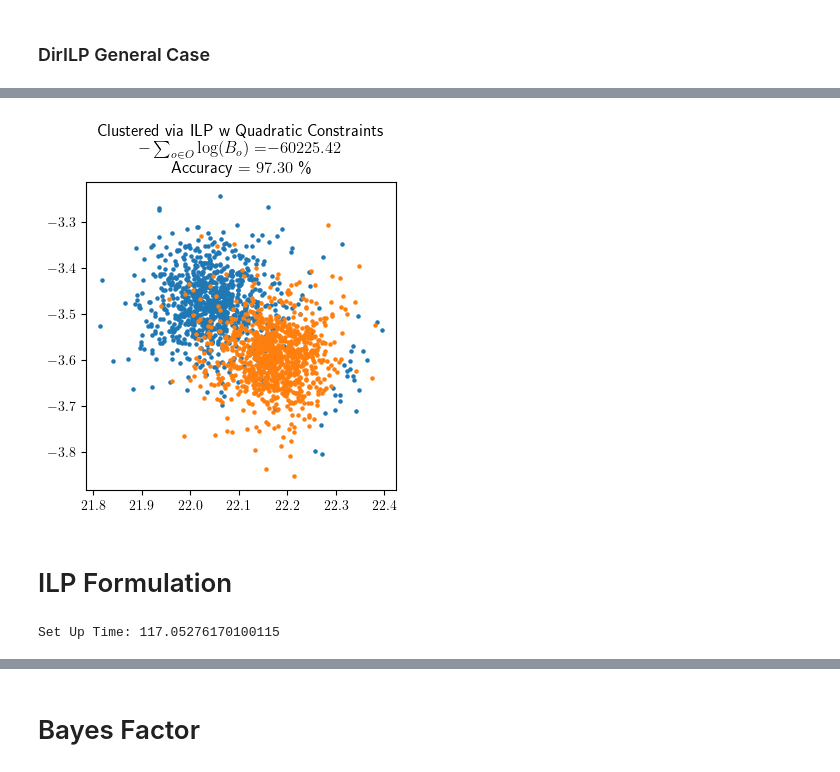
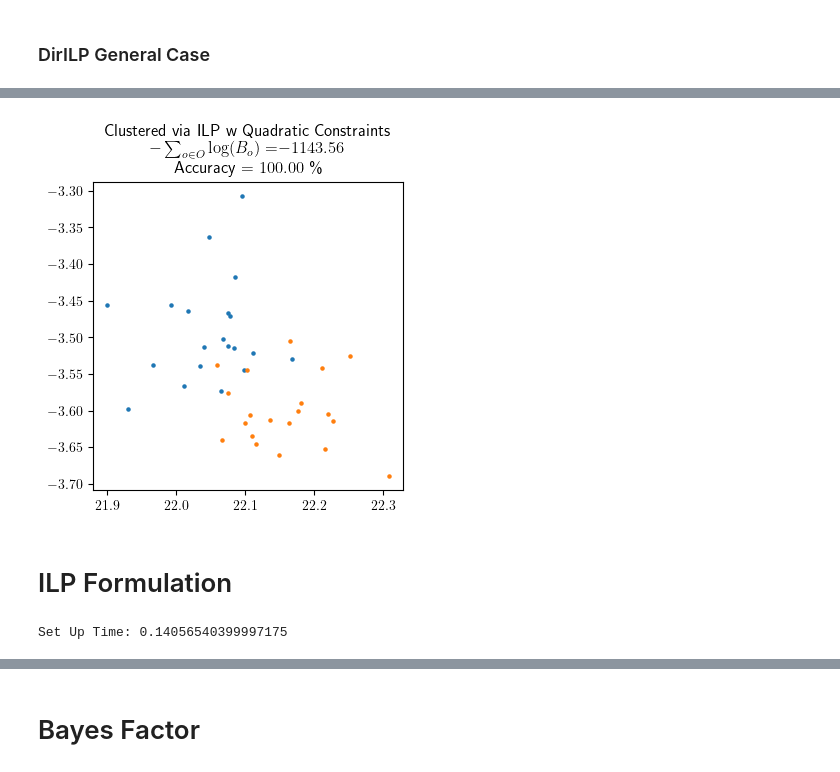
Before and after one commit to jacobf18/astronomical-matching, a Jupyter notebook: CanILP + DirILP General case.ipynb, the cells around one changed output, grey strips where cells are left out. Drawn from its saved outputs; the diff is of its cells as text; code cells hidden in the pictures.

```diff
--- a/CanILP + DirILP General case.ipynb
+++ b/CanILP + DirILP General case.ipynb
@@ -18,7 +19,7 @@ import matplotlib.pyplot as plt
 # %% [markdown]
 # Create a simulated universe with different selection intervals for catalogs
 # %%
-num_catalog = 1000
+num_catalog = 100
 # %%
 def mock(num=10, size=10, seed=None):
     "return dataframe of simulated objects"
@@ -84,8 +102,8 @@ for source_index in range(num):
             count_list[catalog_index]+=1
     true_matching_dict[source_index] = index_list
 
-fig = plt.figure(figsize=(5,5))
-for i in range(num_catalog):
-    x, y = cmat[i][:,:2].T
-    plt.scatter(x,y,s=1.0)
-plt.show()
+# fig = plt.figure(figsize=(5,5))
+# for i in range(num_catalog):
+#     x, y = cmat[i][:,:2].T
+#     plt.scatter(x,y,s=1.0)
+# plt.show()
@@ -116,3 +131,10 @@ Number of clusters: 88
+# %%
+def get_cicle_equidistant_pnts(N):
+    theta = np.linspace(0, 2*np.pi, N, endpoint = False)
+    xs = np.cos(theta)
+    ys = np.sin(theta)
+
+    return [(x,y) for x,y in zip(xs,ys)]
 # %% [markdown]
 ### DirILP General Case
 # %%
@@ -308,23 +330,18 @@ def mycallback(model, where):
         model._logfile.write(msg)
 # %%
 # Get a particular island to run the matching procedure
-cluster_num = 41
-# cluster_num = 44
+cluster_num = 43
+
 candidate_list, df, catalog_list, Sigma_list = get_candidate_list(result, label, cluster_num)
 
 coord_dict = {(row[1],row[0]): (row[2],row[3]) for row in df.itertuples(index=False, name=None)}
 
 # detection_total = len(candidate_list) #Total number of sources across different catalogs
 detection_total = 2
-# detection_total = 5
 
 kappa_dict = {}
 kappa_rad_dict = {}
 ln_kappa_rad_dict = {}
-
-# DEBUG: For testing, set all equal kappa
-# for i in range(len(Sigma_list)):
-#     Sigma_list[i] = 0.05
 
 for i in range(len(candidate_list)):
     kappa_dict[(candidate_list[i][0], candidate_list[i][1])] = 1/(Sigma_list[i])**2 #in arcsecond
@@ -434,14 +529,14 @@ Best objective 1.637163546734e+04, best bound 1.637161623380e+04, gap 0.0001%
 # %%
 ilpq_obj_dict = defaultdict(list)
 
-for (source, catalog, j), var in b.items():
+for (source, catalog, j), var in x.items():
     if var.X > 0.5:
         ilpq_obj_dict[j].append((source, catalog))
+
+ilpq_y_pred, ilpq_y_true = obj_dict_to_true_pred_labels(ilpq_obj_dict)
+ilpq_acc = acc(ilpq_y_pred, ilpq_y_true)
+plot_obj_dict(ilpq_obj_dict, "ILP w Quadratic Constraints", neg_log_bayes_from_obj_dict(ilpq_obj_dict, coord_dict), ilpq_acc)
+# %% [output]
+[figure, added]
-# %%
-ilpq_y_pred, ilpq_y_true = obj_dict_to_true_pred_labels(ilpq_obj_dict)
-ilpq_acc = acc(ilpq_y_pred, ilpq_y_true)
-plot_obj_dict(ilpq_obj_dict, "ILP w Quadratic Constraints", neg_log_bayes_from_obj_dict(ilpq_obj_dict, coord_dict), ilpq_acc, f"figures/ilpq_{num_catalog}_{cluster_num}.svg")
-# %% [output]
-[figure, removed]
 # %% [markdown]
 # ILP Formulation
@@ -456,7 +544,7 @@ for k in starting_heuristic_obj_dict:
 ######################### ILP Formulation ###########################
 import time
 
-use_heuristic = True
+use_heuristic = False
 
 t1 = time.perf_counter()
 
@@ -595,8 +683,11 @@ for subset_index in range(detection_total):
     for breakpoint_index in range(1, num_breakpoints):
         chi_constraint_with_b.append(var_chi_dict[('chi', subset_index, breakpoint_index)]*(exp(b_list[breakpoint_index])-exp(b_list[breakpoint_index-1]))/10**10) #Divide by 10**10 to scale the coefficient so that the matrix range is not so large across all the constraints
     for catalog_source_pair in candidate_list:
-        x_constraint.append(var_x_dict[('x', subset_index, catalog_source_pair)]*kappa_rad_dict[catalog_source_pair]/10**10) #Divide by 10**10 to scale the coefficient so that the matrix range is not so large across all the constraints
-    mo.addConstr(lhs = exp(b_list[0])* var_chi_dict[('chi', subset_index, 0)] + quicksum(variable for variable in chi_constraint_with_b), sense=GRB.GREATER_EQUAL, rhs = quicksum(variable for variable in x_constraint))
+        x_constraint.append(var_x_dict[('x', subset_index, catalog_source_pair)]*kappa_rad_dict[catalog_source_pair]/10**10)
+        #Divide by 10**10 to scale the coefficient so that the matrix range is not so large across all the constraints
+    mo.addConstr(lhs = exp(b_list[0])* var_chi_dict[('chi', subset_index, 0)] + quicksum(variable for variable in chi_constraint_with_b),
+                 sense=GRB.GREATER_EQUAL,
+                 rhs = quicksum(variable for variable in x_constraint))
 
     for breakpoint_index in range(num_breakpoints):
         chi_constraint.append(var_chi_dict[('chi', subset_index, breakpoint_index)])
@@ -607,8 +698,6 @@ for subset_index in range(detection_total):
 # Equation B20
 product_of_cat_source_pairs_list = [prod for prod in list(itertools.combinations(candidate_list, r = 2)) if prod[0][1] != prod[1][1]]
 
-for subset_index in range(detection_total):
-
 # mo.addConstrs(t_list[subset_index] >= -M * (1 - var_u_dict[('u', subset_index, gridpoint_index)])
 #                                        + (1/(4*c_list[gridpoint_index])
 #                                        * quicksum(var_y_dict[('y', subset_index, product_of_catalog_source_pairs[0], product_of_catalog_source_pairs[1])]
@@ -616,10 +705,12 @@ for subset_index in range(detection_total):
 #                                                   *get_distance_2(product_of_catalog_source_pairs, coord_dict) for product_of_catalog_source_pairs in product_of_cat_source_pairs_list))
 #              for subset_index, gridpoint_index in itertools.product(range(detection_total), range(1,len(c_list))))
 
+for subset_index in range(detection_total):
     for gridpoint_index in range(1,len(c_list)):
         mo.addConstr(lhs = t_list[subset_index], sense=GRB.GREATER_EQUAL,
-                     rhs = -M * (1 - var_u_dict[('u', subset_index, gridpoint_index)]) + (1/(4*c_list[gridpoint_index])
-                     * quicksum(var_y_dict[('y', subset_index, product_of_catalog_source_pairs[0], product_of_catalog_source_pairs[1])]
+                     rhs = -M * (1 - var_u_dict[('u', subset_index, gridpoint_index)])
+                     + (1/(4*c_list[gridpoint_index])
+                         * quicksum(var_y_dict[('y', subset_index, product_of_catalog_source_pairs[0], product_of_catalog_source_pairs[1])]
                                 *kappa_dict[product_of_catalog_source_pairs[0]]*kappa_dict[product_of_catalog_source_pairs[1]]
                                 *get_distance_2(product_of_catalog_source_pairs, coord_dict) for product_of_catalog_source_pairs in product_of_cat_source_pairs_list)
                     ))
@@ -668,9 +759,13 @@ for pair,distance in distance_dict.items():
 for variable in dist_constraint_var:
     variable.ub = 0
 
+
+# Break symmetry
+mo.addConstr(var_x_dict[('x', 0, tup_list[0])] == 1.0)
+
 print(f"Set Up Time: {(time.perf_counter() - t1)}")
 # %% [output]
-Set Up Time: 117.05276170100115
+Set Up Time: 0.14056540399997175
 # %%
 # Open log file
 mo.update()
```
Also changed, not shown: parts of 16 cells of this notebook.
